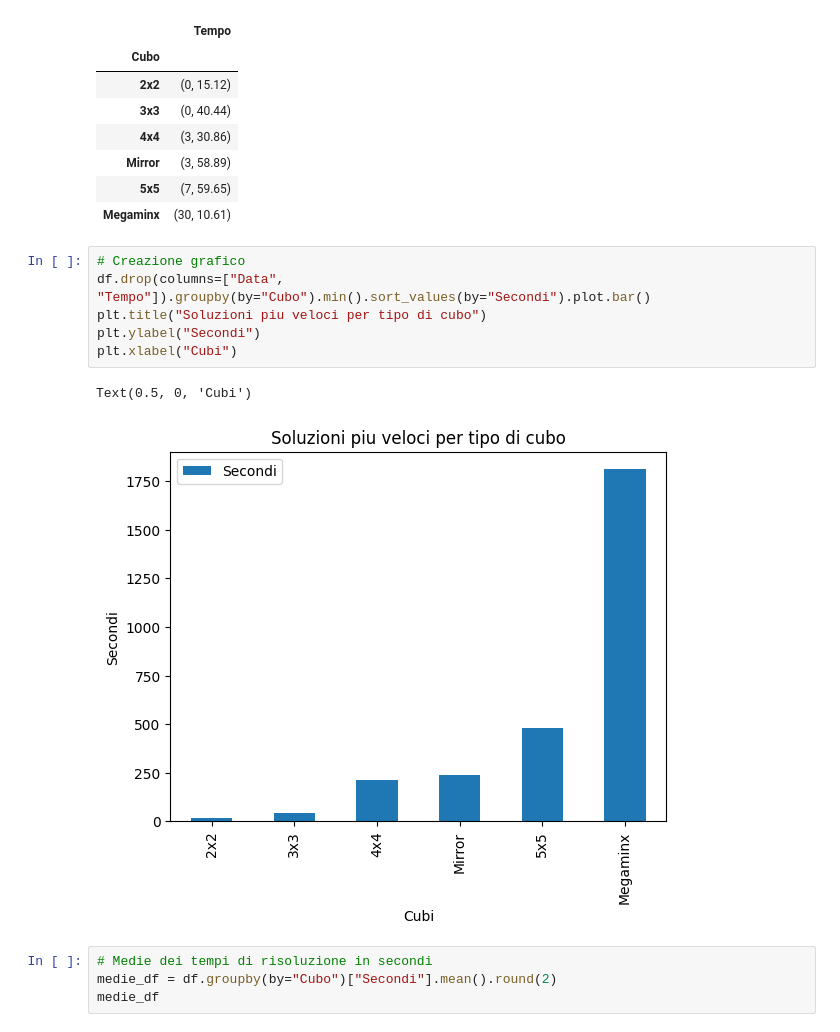
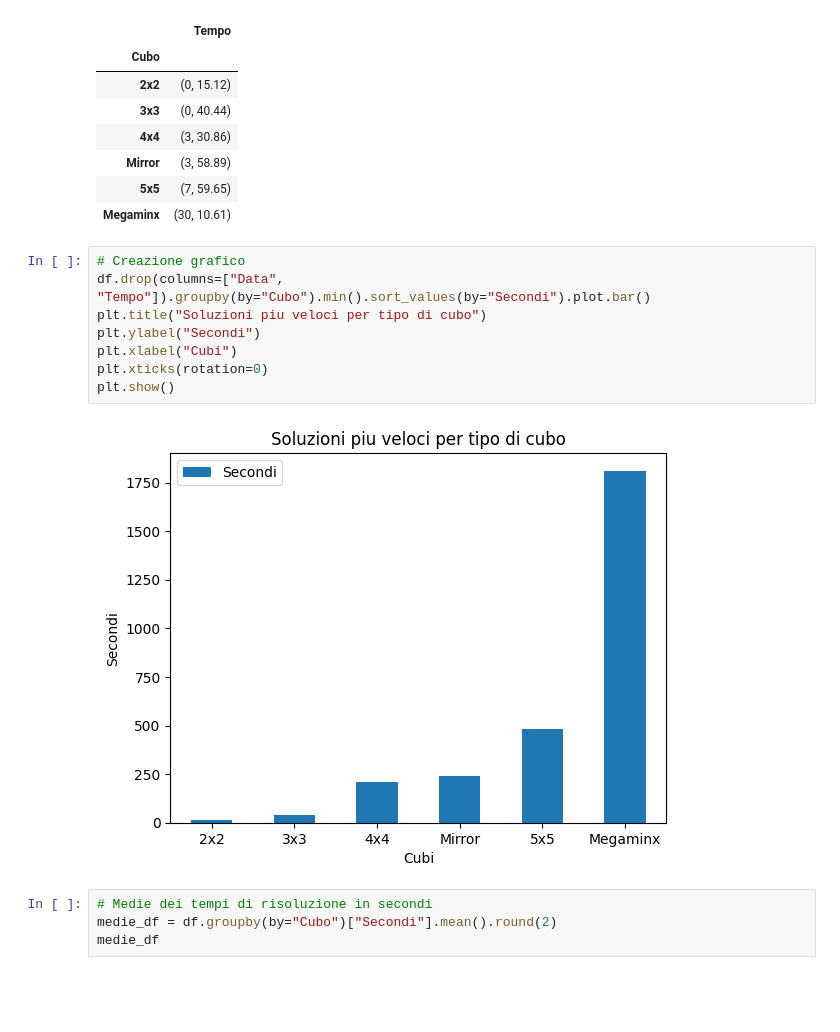
Before and after one commit to gl-alaimo/Timer_cubo_di_Rubik, a Jupyter notebook: scripts/notebook.ipynb, the cells around one changed output. Saved outputs shown, nothing was run; the diff lists cells and outputs as text; blank space fills up the shorter version.

```diff
--- a/scripts/notebook.ipynb
+++ b/scripts/notebook.ipynb
@@ -25,12 +25,13 @@ df.groupby(by="Cubo").min().sort_values(by="Secondi").drop(columns=["Data", "Sec
 # %%
 # Creazione grafico
 df.drop(columns=["Data", "Tempo"]).groupby(by="Cubo").min().sort_values(by="Secondi").plot.bar()
 plt.title("Soluzioni piu veloci per tipo di cubo")
 plt.ylabel("Secondi")
 plt.xlabel("Cubi")
+plt.xticks(rotation=0)
+plt.show()
 # %% [output]
-Text(0.5, 0, 'Cubi')
-[figure, old version]
+[figure, new version]
 # %%
 # Medie dei tempi di risoluzione in secondi
 medie_df = df.groupby(by="Cubo")["Secondi"].mean().round(2)
```
Also changed, not shown: parts of 13 cells of this notebook, 3 other files.
